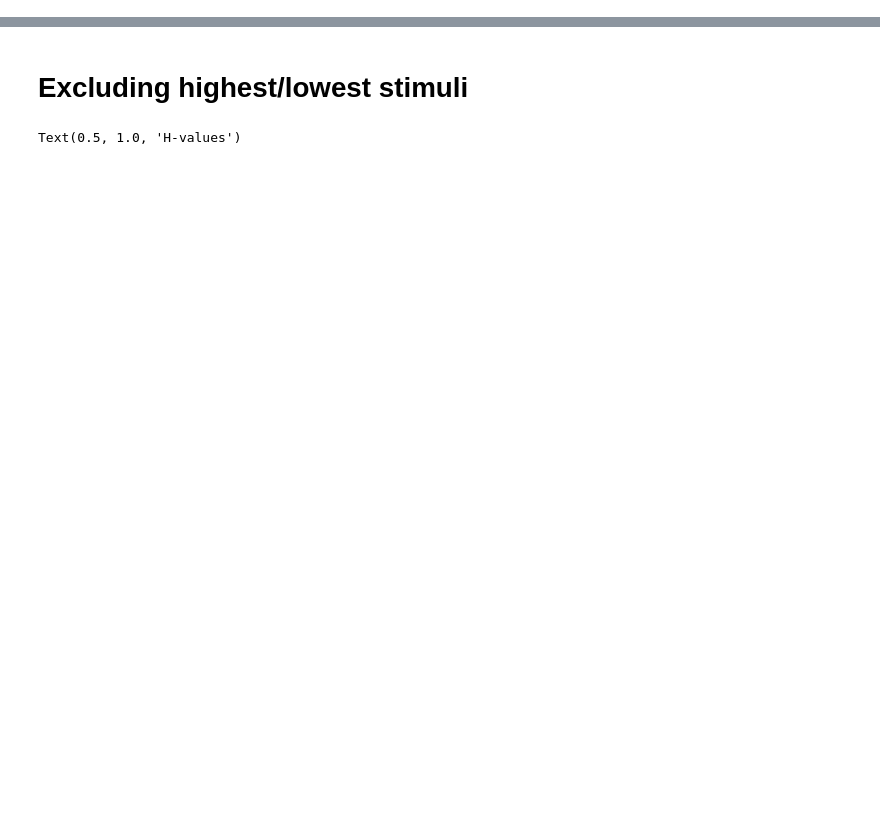
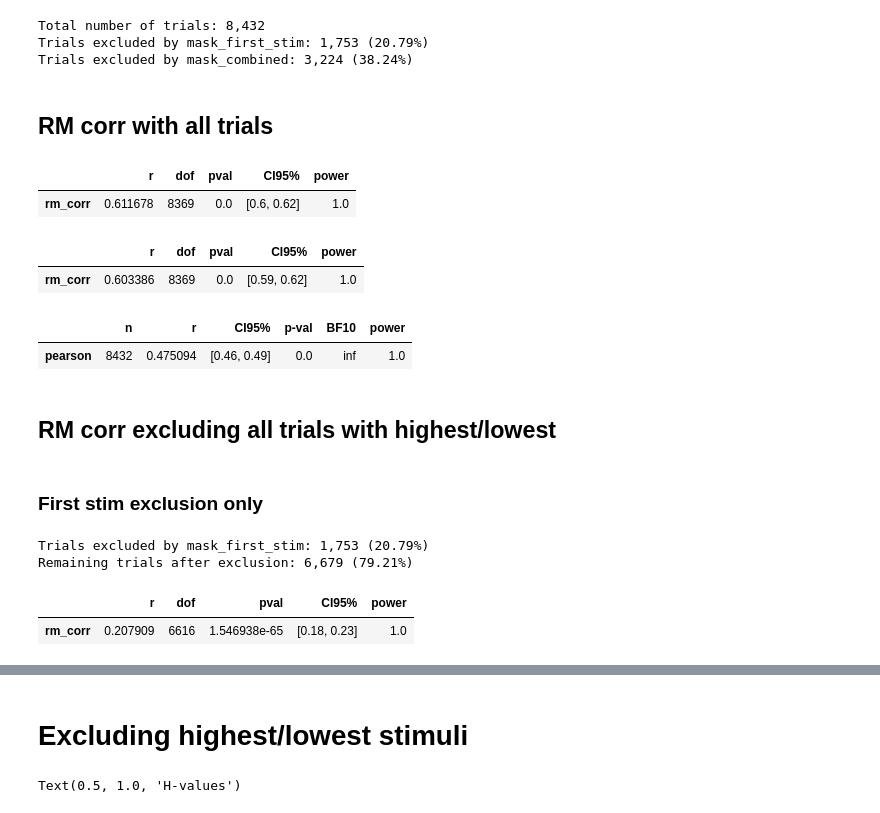
Before and after one commit to hugofluhr/learning-habits-analysis, a Jupyter notebook: notebooks/RL_CK_values_correlation.ipynb, the cells around one changed output, grey strips where cells are left out. Cells and saved outputs as stored; diff of their text form; code cells hidden in the pictures; blank space fills up the shorter version.

```diff
--- a/notebooks/RL_CK_values_correlation.ipynb
+++ b/notebooks/RL_CK_values_correlation.ipynb
@@ -12,0 +18,14 @@ subjects = [Subject(base_dir, sub_id, include_modeling=True, include_imaging=Fal
+# %%
+df = pd.concat(
+    [
+        pd.concat(
+            [
+                pd.DataFrame({'sub_id': [sub.sub_id] * len(sub.extended_trials)}),
+                sub.extended_trials.reset_index(drop=True)
+            ],
+            axis=1
+        )
+        for sub in subjects
+    ],
+    ignore_index=True
+)
@@ -12,0 +44,2 @@ subjects = [Subject(base_dir, sub_id, include_modeling=True, include_imaging=Fal
+# %%
+df = df[df['block'] == 'test'].reset_index(drop=True)
@@ -12,0 +53,14 @@ subjects = [Subject(base_dir, sub_id, include_modeling=True, include_imaging=Fal
+# %%
+total_trials = len(df)
+excluded_first_stim = mask_first_stim.sum()
+excluded_combined = mask_combined.sum()
+
+print(f"Total number of trials: {total_trials:,}")
+print(f"Trials excluded by mask_first_stim: {excluded_first_stim:,} ({excluded_first_stim/total_trials:.2%})")
+print(f"Trials excluded by mask_combined: {excluded_combined:,} ({excluded_combined/total_trials:.2%})")
+# %% [output]
+Total number of trials: 8,432
+Trials excluded by mask_first_stim: 1,753 (20.79%)
+Trials excluded by mask_combined: 3,224 (38.24%)
+# %% [markdown]
+## RM corr with all trials
@@ -12,0 +74,5 @@ subjects = [Subject(base_dir, sub_id, include_modeling=True, include_imaging=Fal
+# %%
+first_stim_corr
+# %% [output]
+|  | r | dof | pval | CI95% | power |
+| rm_corr | 0.611678 | 8369 | 0.0 | [0.6, 0.62] | 1.0 |
@@ -12,0 +84,22 @@ subjects = [Subject(base_dir, sub_id, include_modeling=True, include_imaging=Fal
+# %%
+second_stim_corr
+# %% [output]
+|  | r | dof | pval | CI95% | power |
+| rm_corr | 0.603386 | 8369 | 0.0 | [0.59, 0.62] | 1.0 |
+# %%
+pg.corr(x= df.first_stim_value_rl,
+        y= df.first_stim_value_ck)
+# %% [output]
+|  | n | r | CI95% | p-val | BF10 | power |
+| pearson | 8432 | 0.475094 | [0.46, 0.49] | 0.0 | inf | 1.0 |
+# %% [markdown]
+## RM corr excluding all trials with highest/lowest
+# %% [markdown]
+### First stim exclusion only
+# %%
+df_first_stim = df[~mask_first_stim]
+print(f"Trials excluded by mask_first_stim: {excluded_first_stim:,} ({excluded_first_stim/total_trials:.2%})")
+print(f"Remaining trials after exclusion: {len(df_first_stim):,} ({len(df_first_stim)/total_trials:.2%})")
+# %% [output]
+Trials excluded by mask_first_stim: 1,753 (20.79%)
+Remaining trials after exclusion: 6,679 (79.21%)
@@ -12,0 +111,5 @@ subjects = [Subject(base_dir, sub_id, include_modeling=True, include_imaging=Fal
+# %%
+first_stim_corr_f1
+# %% [output]
+|  | r | dof | pval | CI95% | power |
+| rm_corr | 0.207909 | 6616 | 1.546938e-65 | [0.18, 0.23] | 1.0 |
```
Also changed, not shown: parts of 25 cells of this notebook.
